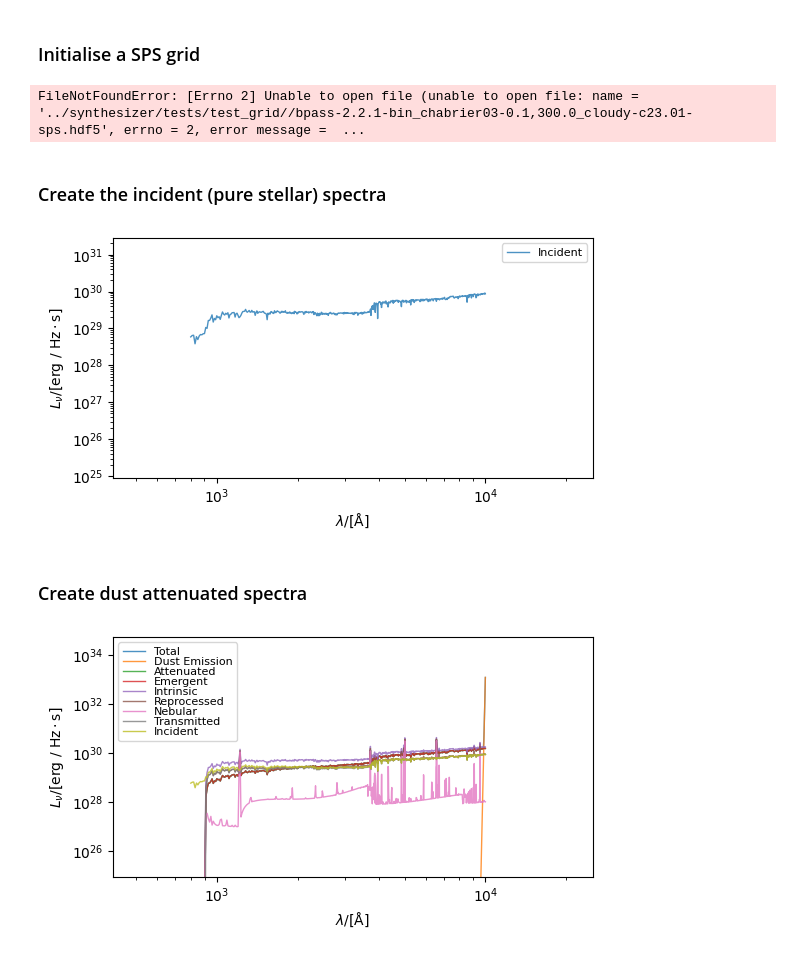
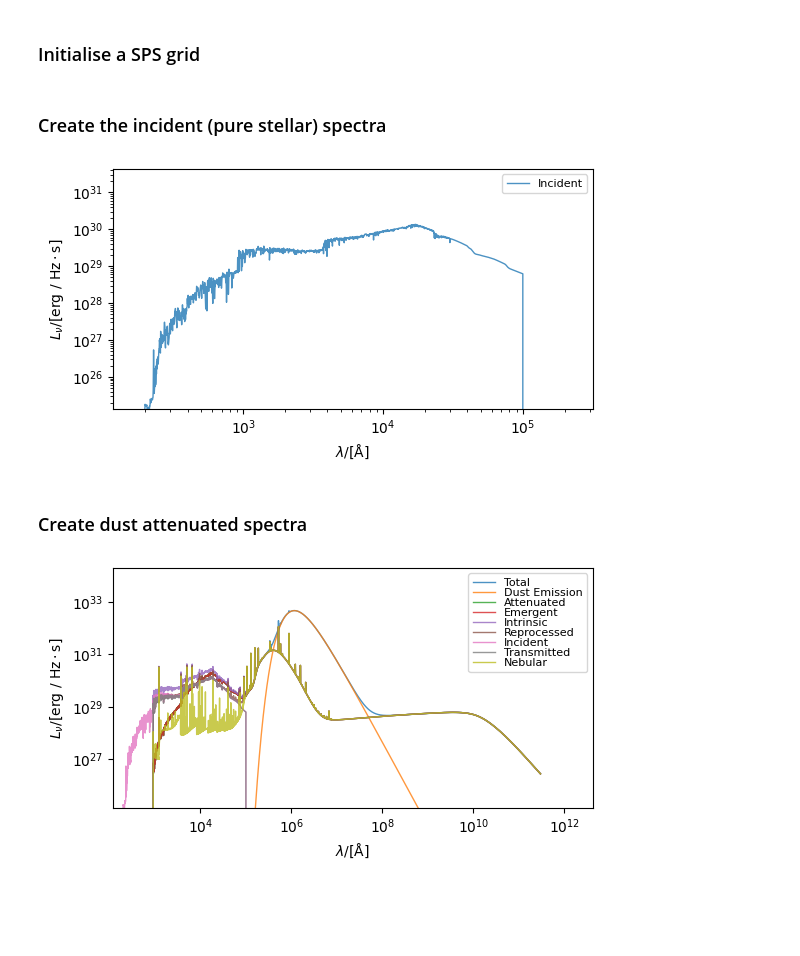
Before and after one commit to AdvCosmoExgalSchool/synth_sed, a Jupyter notebook: workshop/make_tng50_sed.ipynb, the cells around one changed output. Drawn from its saved outputs; the diff is of its cells as text; code cells hidden in the pictures; blank space fills up the shorter version.

```diff
--- a/workshop/make_tng50_sed.ipynb
+++ b/workshop/make_tng50_sed.ipynb
@@ -196,36 +196,36 @@ galaxy = Galaxy(stars=stars)
 # %% [markdown]
 ### Initialise a SPS grid
 # %%
-grid_dir = '../synthesizer/tests/test_grid/'
-grid_name = 'bpass-2.2.1-bin_chabrier03-0.1,300.0_cloudy-c23.01-sps'
+grid_dir = '../grids'
+grid_name = 'test_grid'
 
 # initialise the grid, but with a restricted wavelength range and resolution
-grid = Grid(grid_name, grid_dir=grid_dir, new_lam=np.arange(800., 100000., 10.))
+grid = Grid(grid_name, grid_dir=grid_dir)
-# %% [output]
-FileNotFoundError: [Errno 2] Unable to open file (unable to open file: name = '../synthesizer/tests/test_grid//bpass-2.2.1-bin_chabrier03-0.1,300.0_cloudy-c23.01-sps.hdf5', errno = 2, error message =  ...
 # %% [markdown]
 ### Create the incident (pure stellar) spectra
 # %%
-spectra = galaxy.stars.get_spectra(IncidentEmission(grid=grid))
+galaxy.stars.spectra = {} # reset spectra
+galaxy.stars.get_spectra(IncidentEmission(grid=grid))
 fig, ax = galaxy.stars.plot_spectra(show=True, figsize=(6, 4))
 # %% [output]
-[figure, old version]
+[figure, new version]
 # %% [markdown]
 ### Create dust attenuated spectra
 # %%
 # dust optical depth
-tau_v = 0.5
+tau_v = 1.
 
 # specify a power-law dust curve
 alpha = -1.0 # dust curve slope
 dust_curve = PowerLaw(slope=alpha)
 
 # specify a 30K greybody for the dust emission
 dust_emission_model = Greybody(30 * K, 1.2)
 
-screen = PacmanEmission(grid=grid, tau_v=0.5, dust_curve=dust_curve, dust_emission=dust_emission_model)
+screen = PacmanEmission(grid=grid, tau_v=tau_v, dust_curve=dust_curve, dust_emission=dust_emission_model)
 
+galaxy.stars.spectra = {} # reset spectra
 spectra = galaxy.stars.get_spectra(screen)
 fig, ax = galaxy.stars.plot_spectra(show=True, figsize=(6, 4))
 # %% [output]
-[figure, old version]
+[figure, new version]
```
